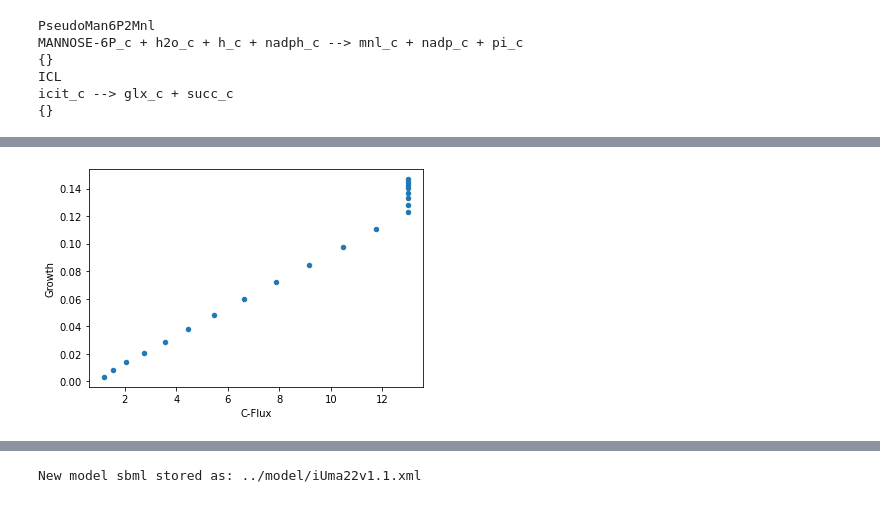
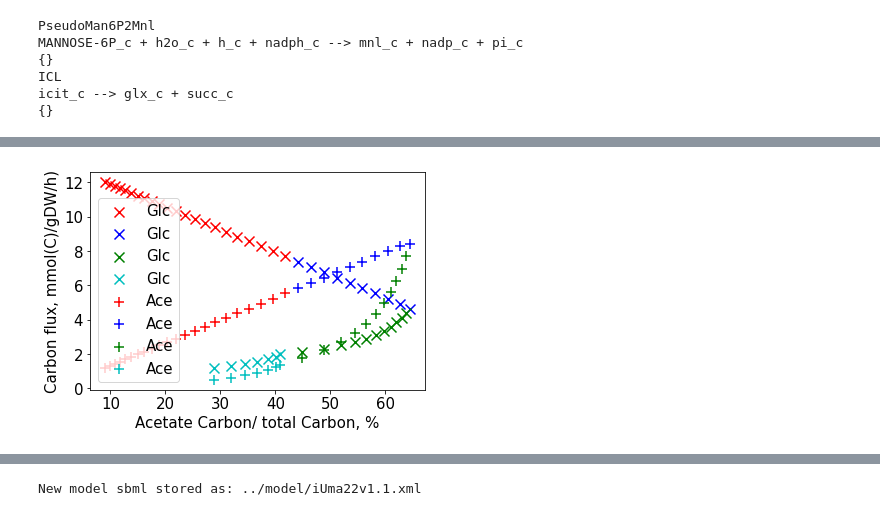
Before and after one commit to iAMB-RWTH-Aachen/Ustilago_maydis-GEM, a Jupyter notebook: code/AcetateBranchSims.ipynb, the cells around one changed output, grey strips where cells are left out. Cells and saved outputs as stored; diff of their text form; code cells hidden in the pictures.

Commit message:
Acetate cofeed notebook, network graph

```diff
--- a/code/AcetateBranchSims.ipynb
+++ b/code/AcetateBranchSims.ipynb
@@ -92,6 +128,6 @@ def set_SubiUma(model, Sub, Flux, Ratio):
 # generating cobra variable from SBML/xml file
 # assuming the base path is in 'model' of a cloned git-directory of iUma22.
 ModelDir = os.path.join('..','model')
-ModelFile = 'iUma22.xml'
+ModelFile = 'iUma22v1.1.xml'
 iUmaFile = os.path.join(ModelDir,ModelFile)
 model = read_sbml_model(iUmaFile)
@@ -215,3 +218,15 @@ Simulated total C-Flux:  -1.6575757575757464
+# %%
+CFlux = 13.2
+Substrates = ['glc__D_e', 'ac_e']
+Objective = 'EX_itacon_e'
+count = 1
+Samples = 50
+ratio = np.logspace(1,-1,Samples)
+mySol = list()
+
+for iratio in ratio:
+    Flux = Sim_iUma(model, CFlux, Substrates, iratio, Objective)
+    mySol.append(Flux)
 # %%
 Res = list()
 
@@ -219,10 +234,14 @@ for indx in range(len(mySol)):
     Ctot = np.abs(6*mySol[indx]['EX_glc__D_e'] + 2*mySol[indx]['EX_ac_e'])
     glc = np.abs(6*mySol[indx]['EX_glc__D_e'])
     ace = np.abs(2*mySol[indx]['EX_ac_e'])
+    AcTot = ace/Ctot
     ita = np.abs(5*mySol[indx]['EX_itacon_e'])
+    iy = ita/Ctot
+    iace = ita*AcTot
+    iaceY = iy*AcTot
     bio = np.abs(mySol[indx]['BIOMASS_REACTION'])
-    AcTot = ace/Ctot
-    Resi = {'C-Flux': Ctot, 'Glc':glc, 'Ace':ace, 'AceRel': AcTot, 'Ita':ita, 'Growth':bio}
+    Resi = {'C-Flux': Ctot, 'Glc':glc, 'Ace':ace, 'AceRel': AcTot, 'Ita':ita, 'Ita C-Yield':iy, 'ItaYield_x_AceRel':iaceY, 'Ita_x_AceRel':iace, 'Growth':bio}
     Res.append(Resi.copy())
 #     Res[indx][1] = np.abs(6*mySol[indx]['EX_glc__D_e'])
 #     Res[indx][2] = np.abs(2*mySol[indx]['EX_ac_e'])
+res_df = pd.DataFrame(Res)
@@ -243,5 +248,24 @@ ax = res_df.plot.scatter(x='AceRel', y='Ita')
-# %%
-ax = res_df.plot.scatter(x='C-Flux', y='Growth')
-# plt.savefig('RelAce_VS_Ita.png')
-# %% [output]
-[figure, removed]
+# %%
+RatioNumb = [22,32,43]
+DataDiv = [np.arange(0,RatioNumb[0]),np.arange(RatioNumb[0],RatioNumb[1]),np.arange(RatioNumb[1],RatioNumb[2]),np.arange(RatioNumb[2], Samples)]
+colors = ['r', 'b', 'g','c','m'] # , 'k', 'g', 'm'
+msize = 100
+matplotlib.rcParams.update({'font.size': 15})
+# %%
+XVal = 'AceRel'
+FigureName = 'AceRel-VS-CTotalGlcAce'
+mkr_dict = {'Glc': 'x', 'Ace': '+'} #'replace': 'x', 'drop': 'o'
+for Target in mkr_dict.keys():
+    for midx, Range in enumerate(DataDiv):
+        plt.scatter(res_df.iloc[Range][XVal]*100, res_df.iloc[Range][Target],
+                    s = msize,
+                    c = colors[midx],
+                    marker = mkr_dict[Target],
+                    label = Target)
+plt.xlabel('Acetate Carbon/ total Carbon, %')
+plt.ylabel('Carbon flux, mmol(C)/gDW/h)')
+plt.legend()
+plt.savefig('{}_{}.{}'.format(Today,FigureName,FigureType))
+plt.show()
+# %% [output]
+[figure, added]
```
Also changed, not shown: parts of 11 cells of this notebook, 6 other files.
